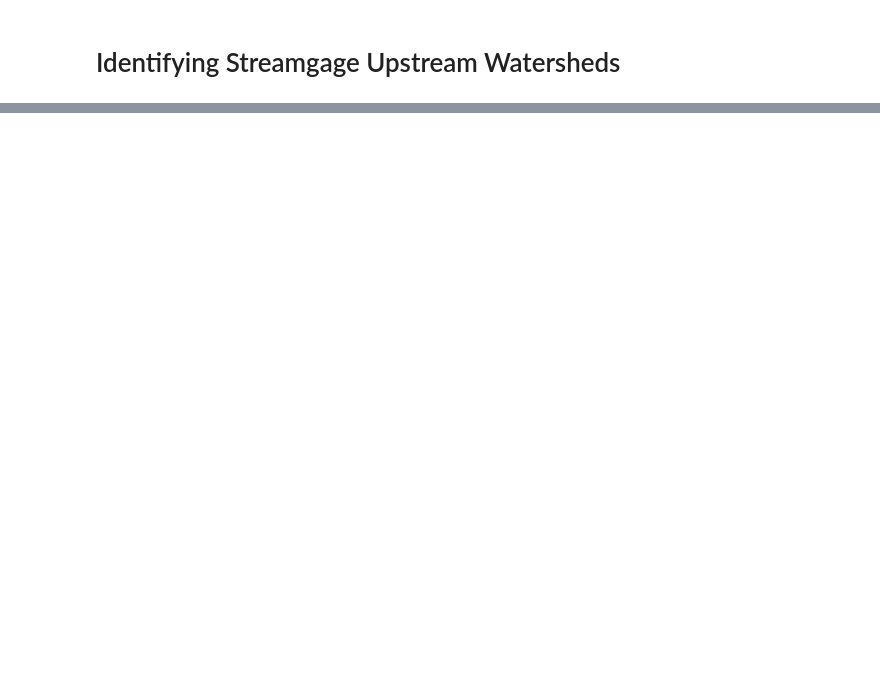
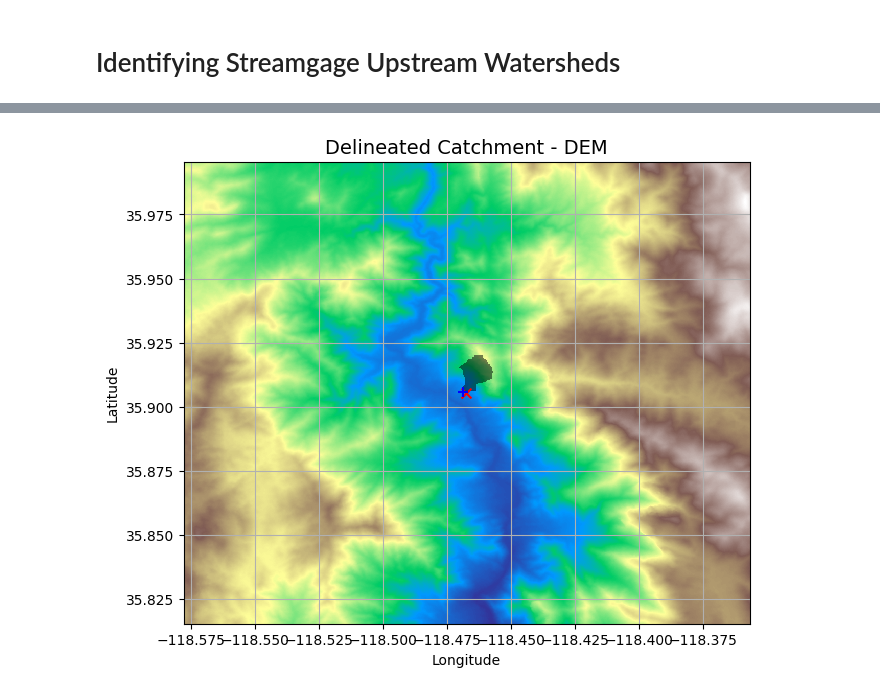
Before and after one commit to MIDS-capstone-fate-of-snow/discharge-estimation, a Jupyter notebook: eda/watersheds/Identifying Streamgage Upstream Watersheds.ipynb, the cells around one changed output, grey strips where cells are left out. Saved outputs shown, nothing was run; the diff lists cells and outputs as text; code cells hidden in the pictures; blank space fills up the shorter version.

```diff
--- a/eda/watersheds/Identifying Streamgage Upstream Watersheds.ipynb
+++ b/eda/watersheds/Identifying Streamgage Upstream Watersheds.ipynb
@@ -243,0 +77,4 @@ ax.scatter([x_snap], [y_snap], color="r", marker="x")
+# %%
+dem_c_map = ws.plot_catchment(base_map="dem")
+# %% [output]
+[figure, added]
```
Also changed, not shown: parts of 28 cells of this notebook.
